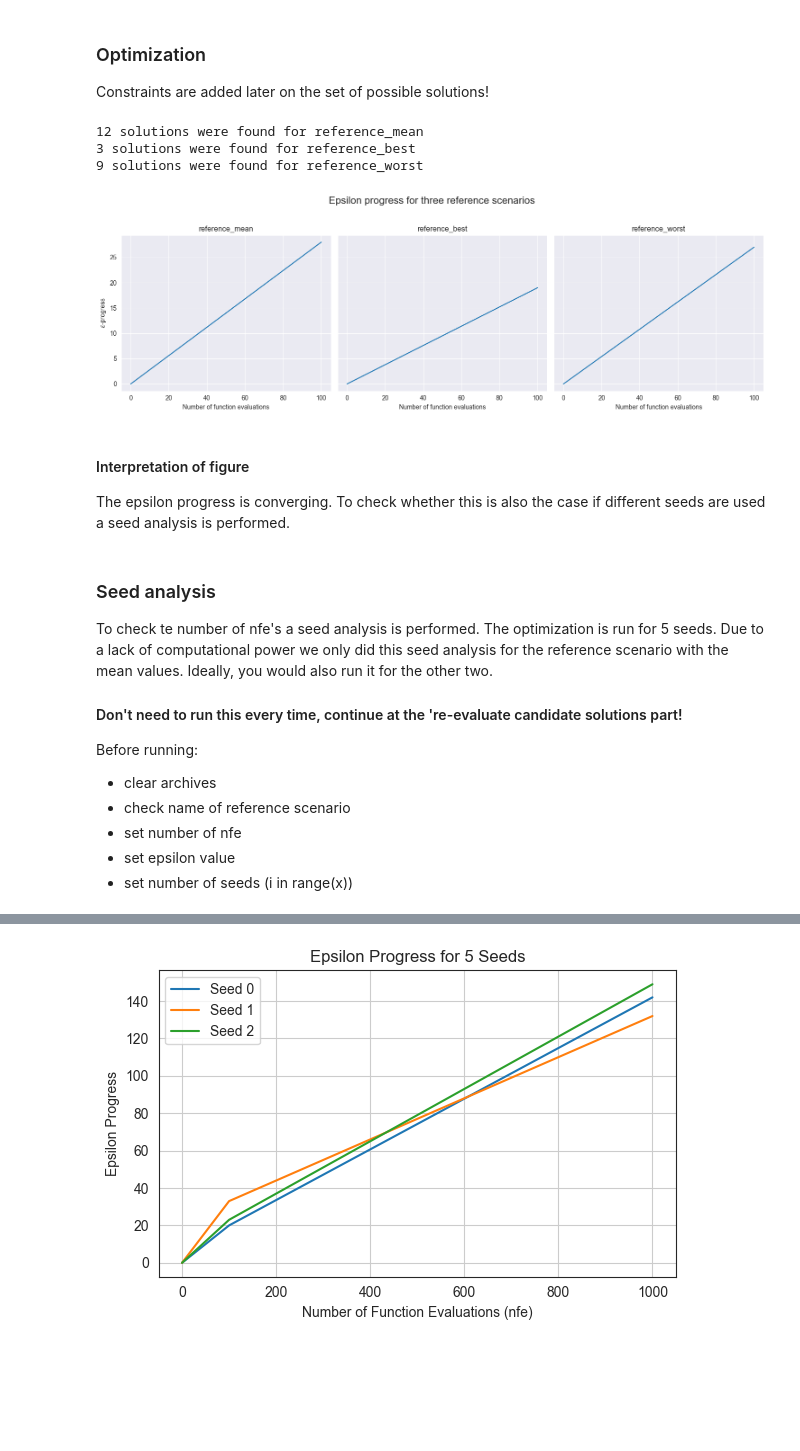
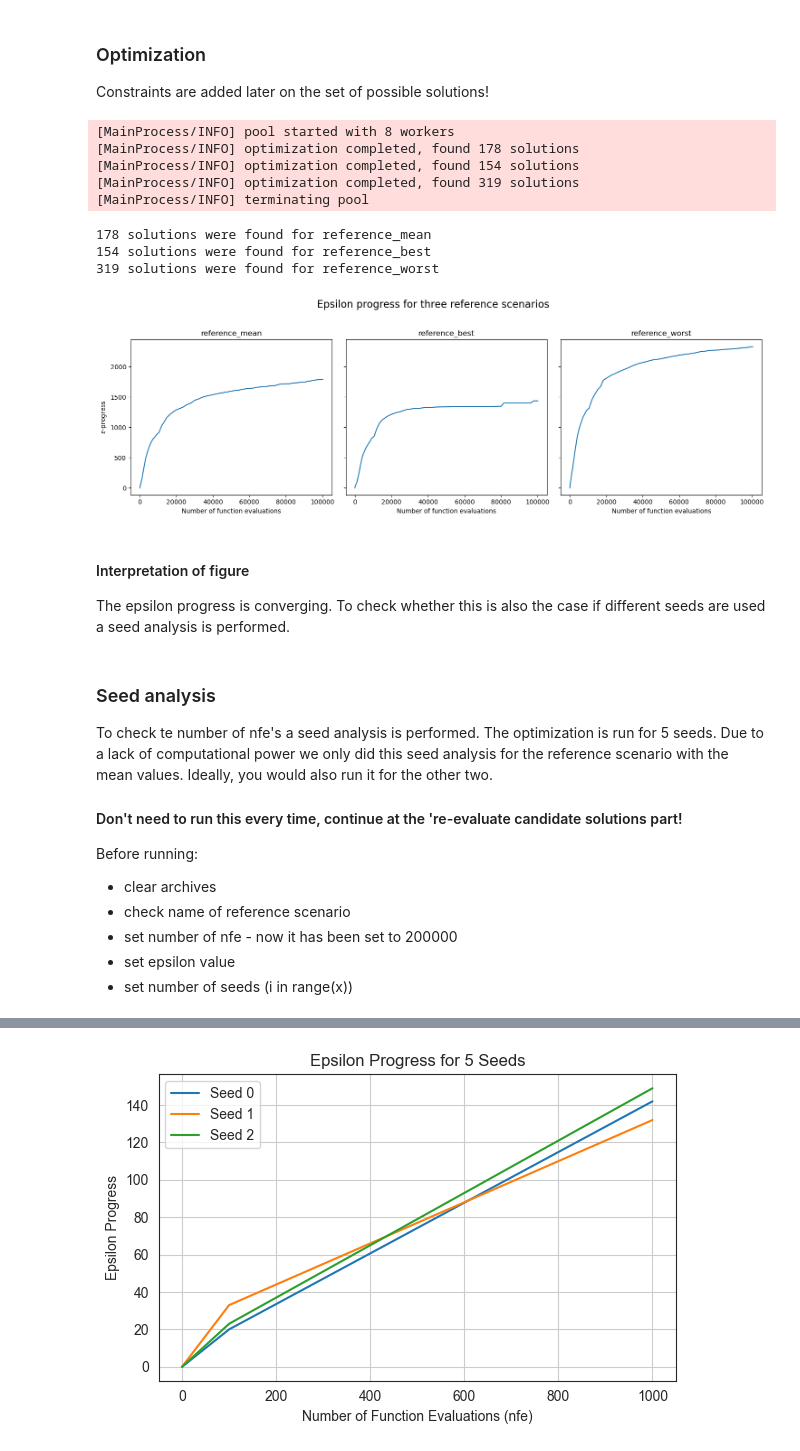
Before and after one commit to Eva-Bro/EPA141A_Group12_2025, a Jupyter notebook: final assignment/Multi_scenario_MORDM.ipynb, the cells around one changed output, grey strips where cells are left out. Saved outputs shown, nothing was run; the diff lists cells and outputs as text; code cells hidden in the pictures; blank space fills up the shorter version.

```diff
--- a/final assignment/Multi_scenario_MORDM.ipynb
+++ b/final assignment/Multi_scenario_MORDM.ipynb
@@ -150,7 +150,7 @@ Constraints are added later on the set of possible solutions!
 ema_logging.log_to_stderr(ema_logging.INFO)
 
 convergence_metrics = [EpsilonProgress()]
-nfe = 100000
+nfe = 200000 #This is changes from 100000 to 200000
 epsilon = [0.25] * len(dike_model.outcomes)
 
 
@@ -163,36 +163,42 @@ with MultiprocessingEvaluator(dike_model) as evaluator:
             convergence=convergence_metrics,
             reference=scenario
         )
-        with open(f"results_{scenario.name}.pkl", "wb") as f:
+        with open(f"results200_{scenario.name}.pkl", "wb") as f: #Same here the results are saved with 200 to match the nfe in the optimization
             pickle.dump(results, f)
+# %% [output]
+[MainProcess/INFO] pool started with 8 workers
+[MainProcess/INFO] optimization completed, found 178 solutions
+[MainProcess/INFO] optimization completed, found 154 solutions
+[MainProcess/INFO] optimization completed, found 319 solutions
+[MainProcess/INFO] terminating pool
 # %%
 # Create one figure with 3 subplots in a row
 fig, axs = plt.subplots(1, 3, figsize=(15, 5), sharey=True)
 
 for i, scenario in enumerate(reference_scenarios):
-    with open(f"results_{scenario.name}.pkl", "rb") as f:
+    with open(f"results200_{scenario.name}.pkl", "rb") as f: # Same here the results are loaded with 200 to match the nfe in the optimization
         archive, convergence = pickle.load(f)
 
     print(len(archive), 'solutions were found for', scenario.name)
 
     # Plot epsilon progress for each reference scenario
     axs[i].plot(convergence.nfe, convergence.epsilon_progress)
     axs[i].set_title(scenario.name)
     axs[i].set_xlabel('Number of function evaluations')
     if i == 0:
         axs[i].set_ylabel(r'$\epsilon$-progress')
 
 
-fig.suptitle('Epsilon progress for three reference scenarios', fontsize=16)
+fig.suptitle('Epsilon (200) progress for three reference scenarios', fontsize=16)
 plt.tight_layout(rect=[0, 0, 1, 0.95])
 
-fig.savefig("Epsilon_progress.png", dpi=300)
+fig.savefig("Epsilon_progress200.png", dpi=300)
 plt.show()
 # %% [output]
-12 solutions were found for reference_mean
-3 solutions were found for reference_best
-9 solutions were found for reference_worst
+178 solutions were found for reference_mean
+154 solutions were found for reference_best
+319 solutions were found for reference_worst
-[figure, old version]
+[figure, new version]
 # %% [markdown]
 #### Interpretation of figure
 The epsilon progress is converging. To check whether this is also the case if different seeds are used a seed analysis is performed.
@@ -204,7 +210,7 @@ To check te number of nfe's a seed analysis is performed. The optimization is ru
 Before running:
 - clear archives
 - check name of reference scenario
-- set number of nfe
+- set number of nfe - now it has been set to 200000
 - set epsilon value
 - set number of seeds (i in range(x))
 # %%
```
Also changed, not shown: parts of 18 cells of this notebook, 23 other files.
